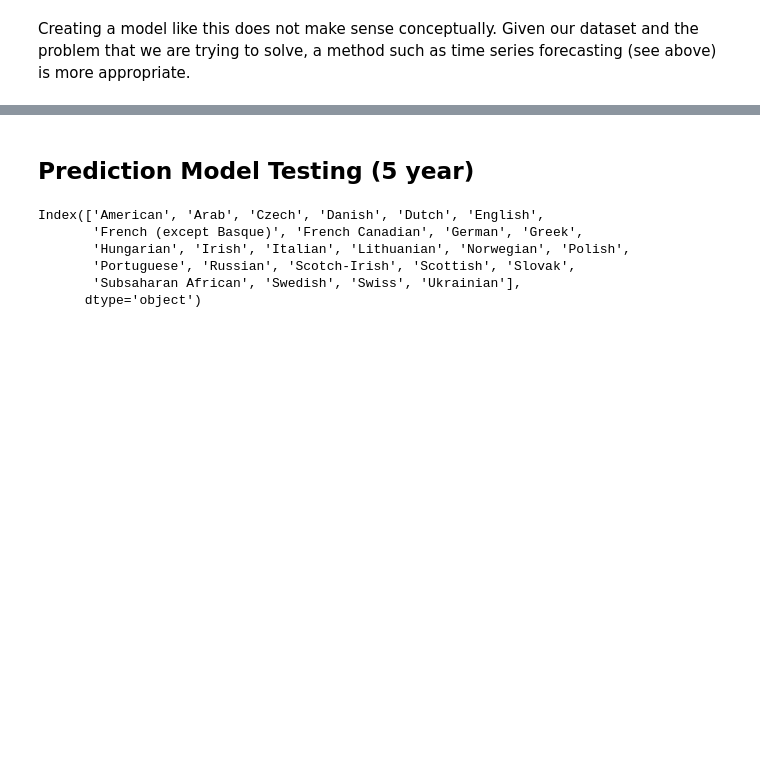
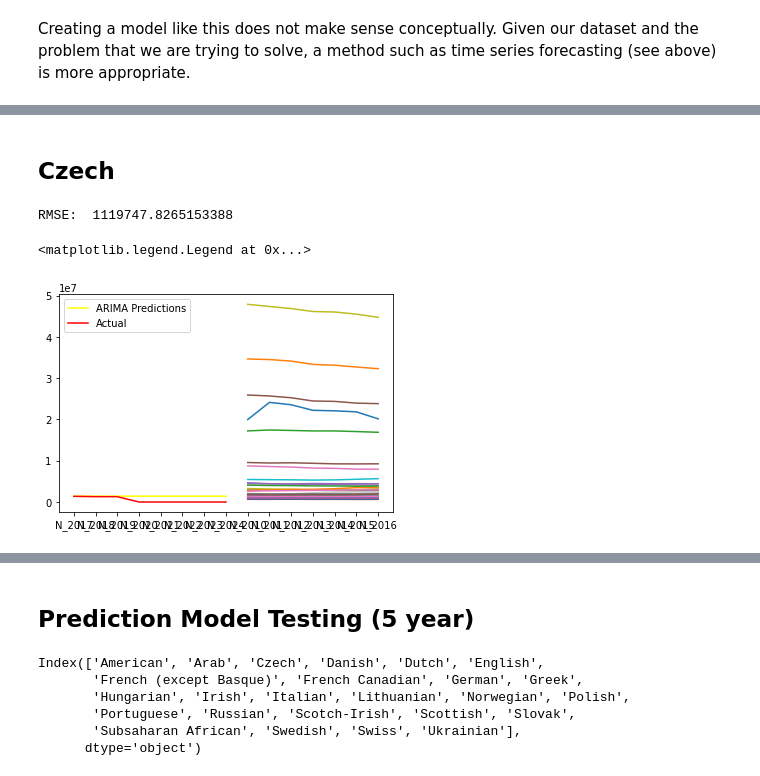
Before and after one commit to ljstaib/cs506-finalProject, a Jupyter notebook: Deliverable-5/Prediction.ipynb, the cells around one changed output, grey strips where cells are left out. Cells and saved outputs as stored; diff of their text form; code cells hidden in the pictures; blank space fills up the shorter version.

```diff
--- a/Deliverable-5/Prediction.ipynb
+++ b/Deliverable-5/Prediction.ipynb
@@ -673,0 +889,28 @@ Creating a model like this does not make sense conceptually. Given our dataset a
+# %% [markdown]
+## Czech
+# %%
+
+# Adjust ARIMA (Autoregressive Integrated Moving Average) model based on results
+ARIMAmodel = ARIMA(train['Czech'].astype(float), order = (6, 1, 3))
+ARIMAmodel = ARIMAmodel.fit()
+
+y_pred_cz = ARIMAmodel.get_forecast(len(test.index))
+y_pred_df_cz = y_pred_cz.conf_int(alpha = 0.05)
+y_pred_df_cz["Predictions"] = ARIMAmodel.predict(start = y_pred_df_cz.index[0], end = y_pred_df_cz.index[-1])
+y_pred_df_cz.index = test.index
+y_pred_out_cz = y_pred_df_cz["Predictions"]
+plt.plot(y_pred_out_cz, color='Yellow', label = 'ARIMA Predictions')
+plt.legend()
+
+arima_rmse = np.sqrt(mean_squared_error(test["Czech"].values, y_pred_df_cz["Predictions"]))
+print("RMSE: ",arima_rmse)
+plt.plot(train)
+
+plt.plot(test['Czech'], color='red', label = 'Actual')
+plt.legend()
+
+#plt.plot(y_pred_out, color='green', label = 'ARIMA prediction')
+# %% [output]
+RMSE:  1119747.8265153388
+<matplotlib.legend.Legend at 0x...>
+[figure, added]
```
Also changed, not shown: parts of 85 cells of this notebook.
